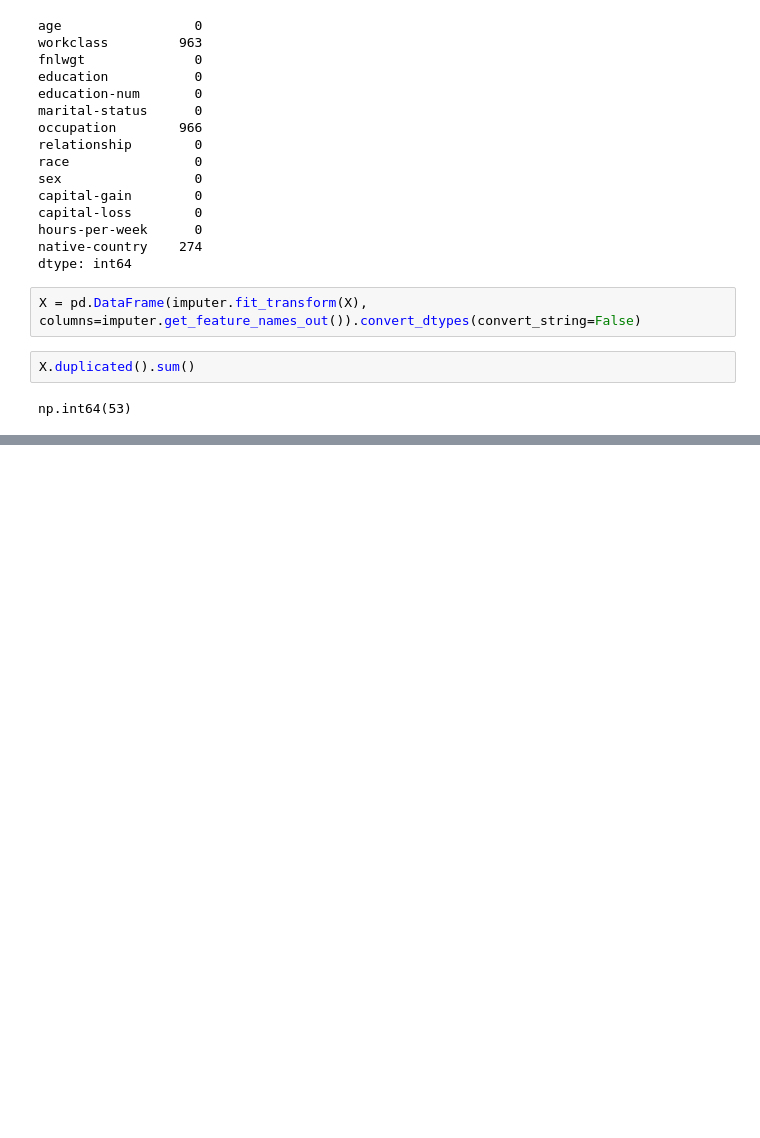
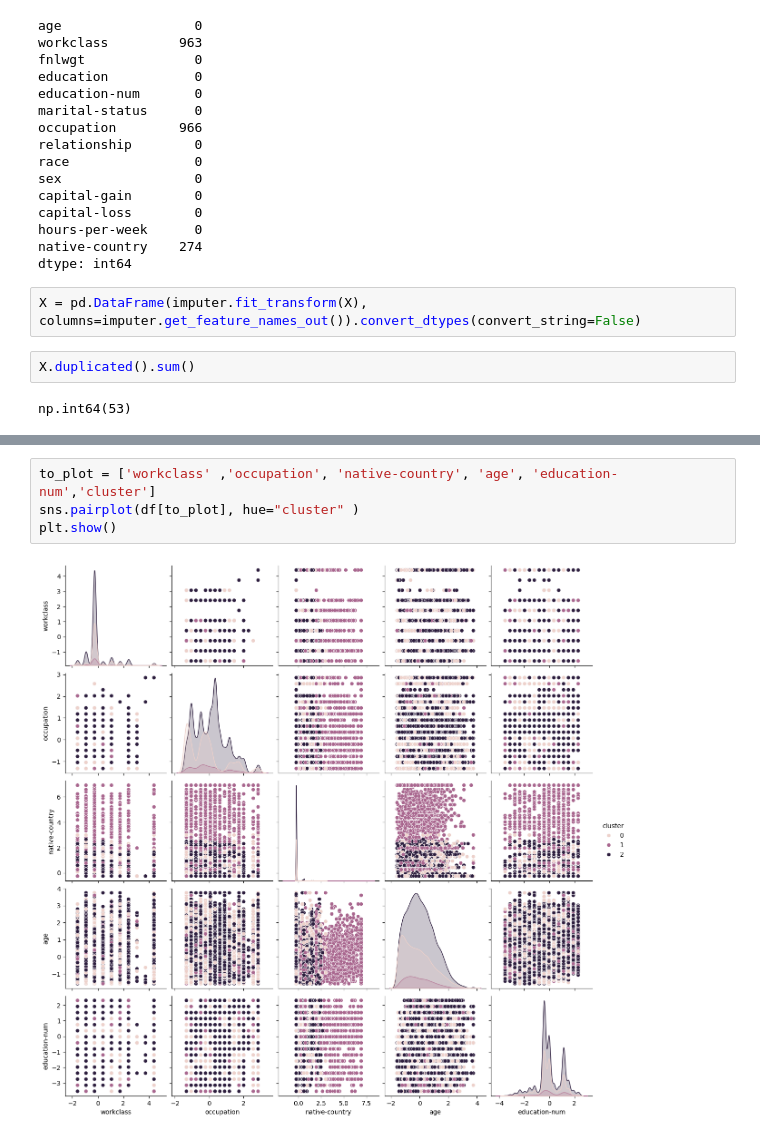
Before and after one commit to SanjarbekMatlabov/unsupervised-learning, a Jupyter notebook: newbig.ipynb, the cells around one changed output, grey strips where cells are left out. Cells and saved outputs as stored; diff of their text form; blank space fills up the shorter version.

```diff
--- a/newbig.ipynb
+++ b/newbig.ipynb
@@ -97,0 +236,6 @@ np.int64(53)
+# %%
+to_plot = ['workclass' ,'occupation', 'native-country', 'age', 'education-num','cluster']
+sns.pairplot(df[to_plot], hue="cluster" )
+plt.show()
+# %% [output]
+[figure, added]
```
Also changed, not shown: parts of 16 cells of this notebook.
